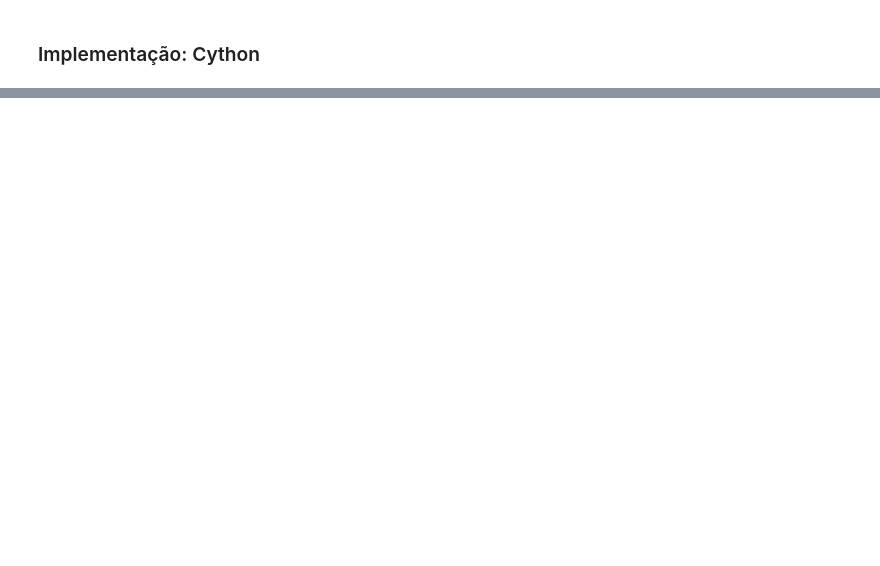
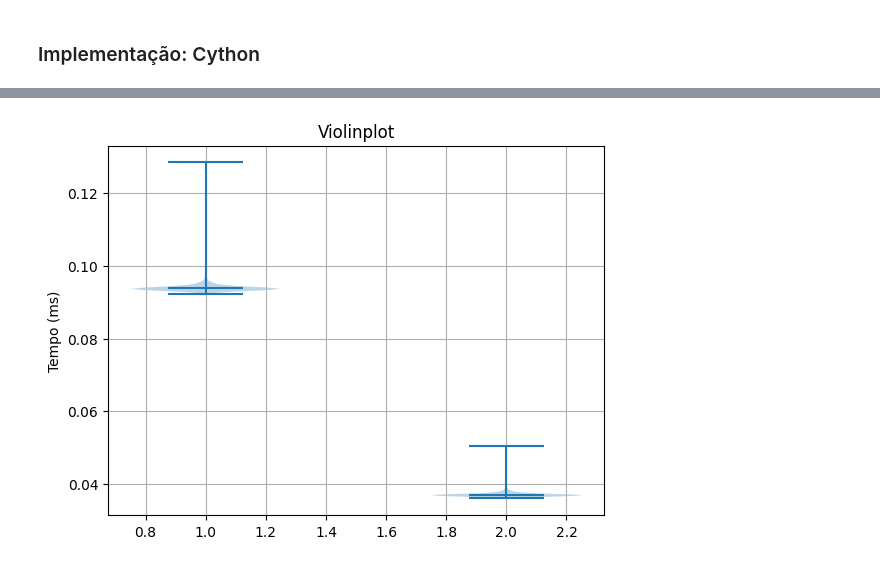
Before and after one commit to marcuscostagraciano/TCC-BSI, a Jupyter notebook: main.ipynb, the cells around one changed output, grey strips where cells are left out. Saved outputs shown, nothing was run; the diff lists cells and outputs as text; code cells hidden in the pictures; blank space fills up the shorter version.

```diff
--- a/main.ipynb
+++ b/main.ipynb
@@ -364,0 +390,4 @@ LinePlot(timings_data=tempos).generate()
+# %%
+ViolinPlot(timings_data=tempos).generate()
+# %% [output]
+[figure, added]
```
Also changed, not shown: parts of 34 cells of this notebook, 7 other files.
